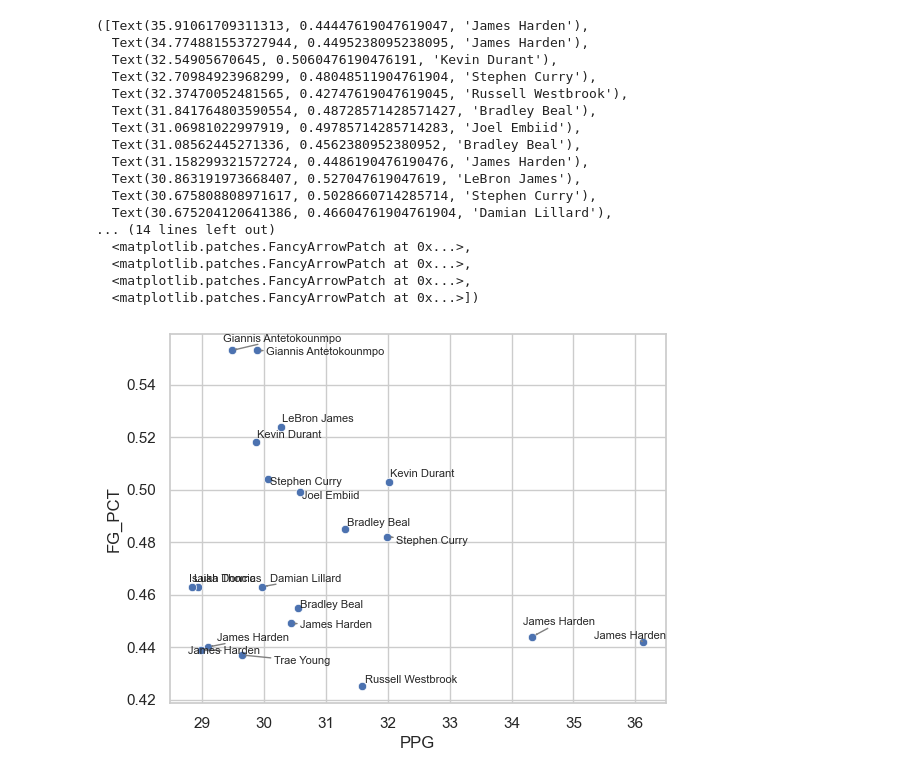
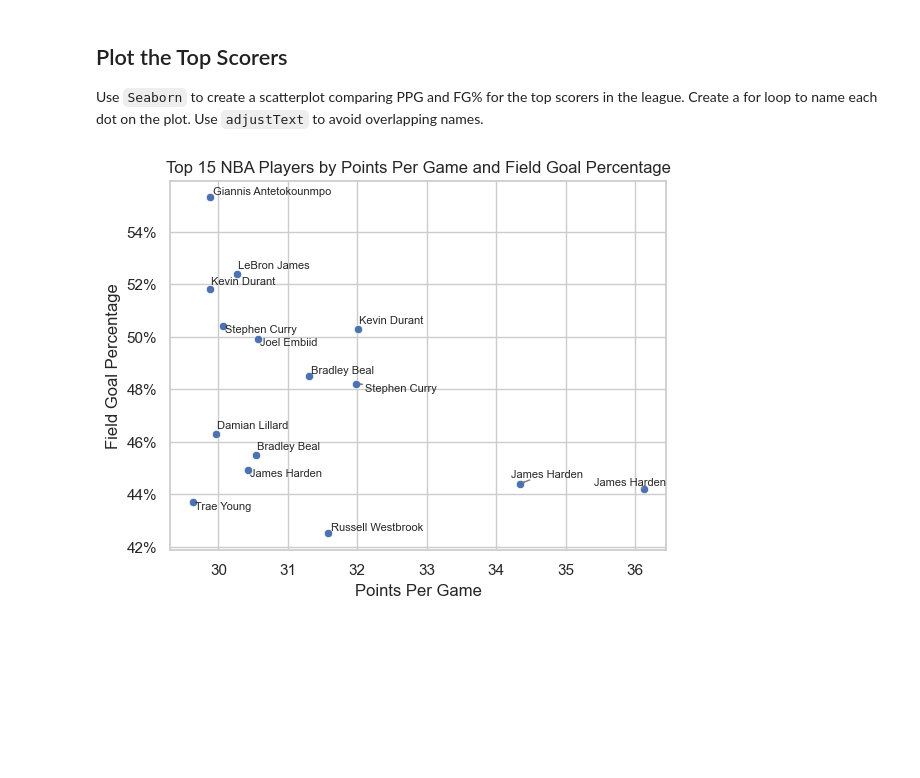
Before and after one commit to mikeyscupari/NBA-Data-Project, a Jupyter notebook: 2_Scorers.ipynb, the cells around one changed output. Saved outputs shown, nothing was run; the diff lists cells and outputs as text; code cells hidden in the pictures; blank space fills up the shorter version.

Commit message:
New Images

```diff
--- a/2_Scorers.ipynb
+++ b/2_Scorers.ipynb
@@ -24,6 +39,6 @@ df_rs_10 = df_rs[df_rs['PPG'] >= 10].copy()
 # %%
 # Set value for number of top scorers to display in visualization
-top_scorers = 20
+top_scorers = 15
 
 # Create dataframe for the top scorers based on PPG and FG%
 df_ppg = df_rs_10[['PLAYER', 'Year', 'PPG', 'FG_PCT', 'Year']].sort_values(by='PPG', ascending=False).head(top_scorers)
@@ -53,31 +48,26 @@ df_eff
+# %% [markdown]
+## Plot the Top Scorers
+
+Use `Seaborn` to create a scatterplot comparing PPG and FG% for the top scorers in the league. Create a for loop to name each dot on the plot. Use `adjustText` to avoid overlapping names.
 # %%
 from adjustText import adjust_text
 
 sns.set_theme(style='whitegrid')
 
 sns.scatterplot(data = df_ppg, x='PPG', y='FG_PCT')
 
+plt.gca().set_yticklabels([f'{x:.0%}' for x in plt.gca().get_yticks()])
+
+plt.title(f'Top {top_scorers} NBA Players by Points Per Game and Field Goal Percentage')
+plt.xlabel('Points Per Game')
+plt.ylabel('Field Goal Percentage')
+
 texts = []
 for i, txt in enumerate(df_ppg.index):
     texts.append(plt.text(df_ppg['PPG'].iloc[i], df_ppg['FG_PCT'].iloc[i], df_ppg['PLAYER'].iloc[i], fontsize=8))
 
 adjust_text(texts, arrowprops=dict(arrowstyle='->', color='gray'))
+
+plt.show()
 # %% [output]
-([Text(35.91061709311313, 0.44447619047619047, 'James Harden'),
-  Text(34.774881553727944, 0.4495238095238095, 'James Harden'),
-  Text(32.54905670645, 0.5060476190476191, 'Kevin Durant'),
-  Text(32.70984923968299, 0.48048511904761904, 'Stephen Curry'),
-  Text(32.37470052481565, 0.42747619047619045, 'Russell Westbrook'),
-  Text(31.841764803590554, 0.48728571428571427, 'Bradley Beal'),
-  Text(31.06981022997919, 0.49785714285714283, 'Joel Embiid'),
-  Text(31.08562445271336, 0.4562380952380952, 'Bradley Beal'),
-  Text(31.158299321572724, 0.4486190476190476, 'James Harden'),
-  Text(30.863191973668407, 0.527047619047619, 'LeBron James'),
-  Text(30.675808808971617, 0.5028660714285714, 'Stephen Curry'),
-  Text(30.675204120641386, 0.46604761904761904, 'Damian Lillard'),
-... (14 lines left out)
-  <matplotlib.patches.FancyArrowPatch at 0x...>,
-  <matplotlib.patches.FancyArrowPatch at 0x...>,
-  <matplotlib.patches.FancyArrowPatch at 0x...>,
-  <matplotlib.patches.FancyArrowPatch at 0x...>])
-[figure, old version]
+[figure, new version]
```
Also changed, not shown: parts of 9 cells of this notebook, 2 other files.
